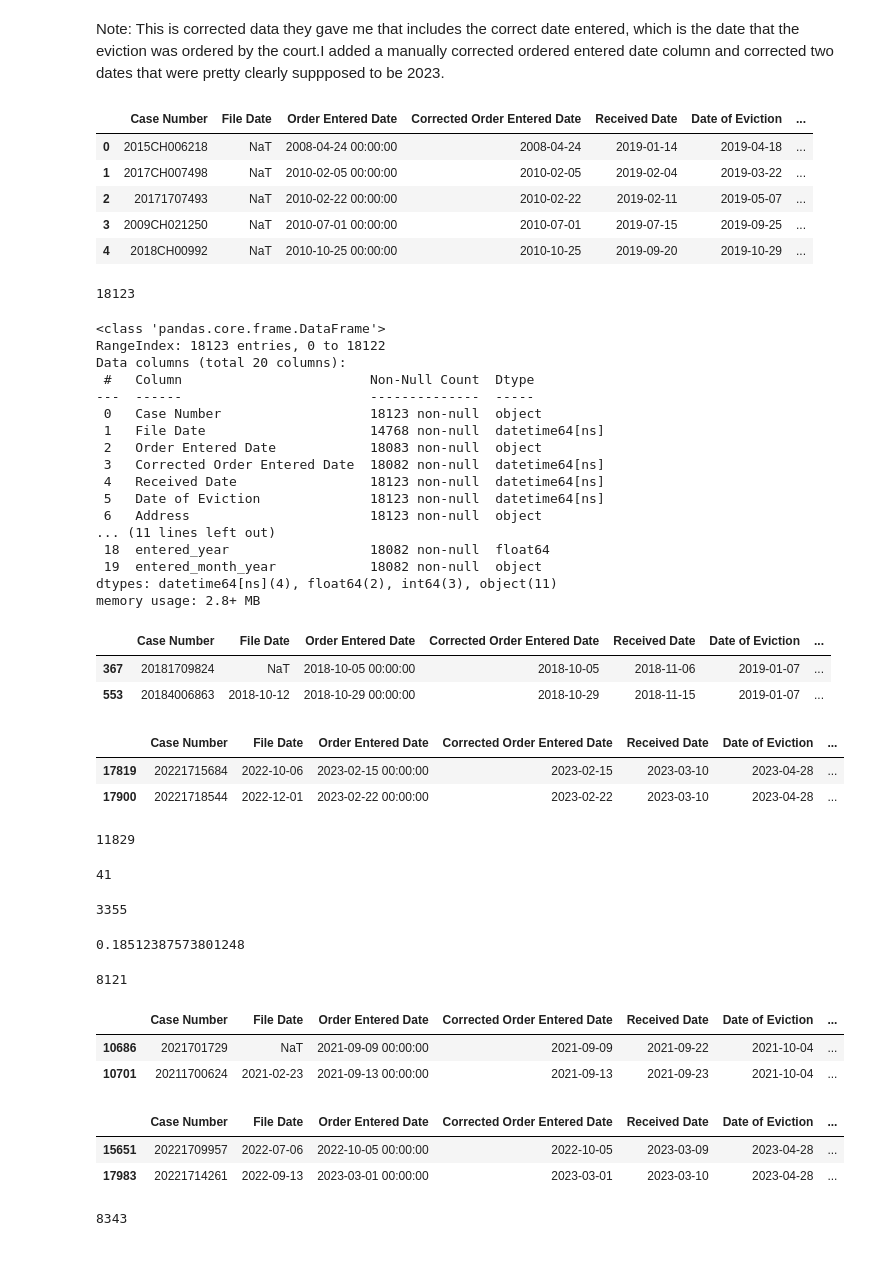
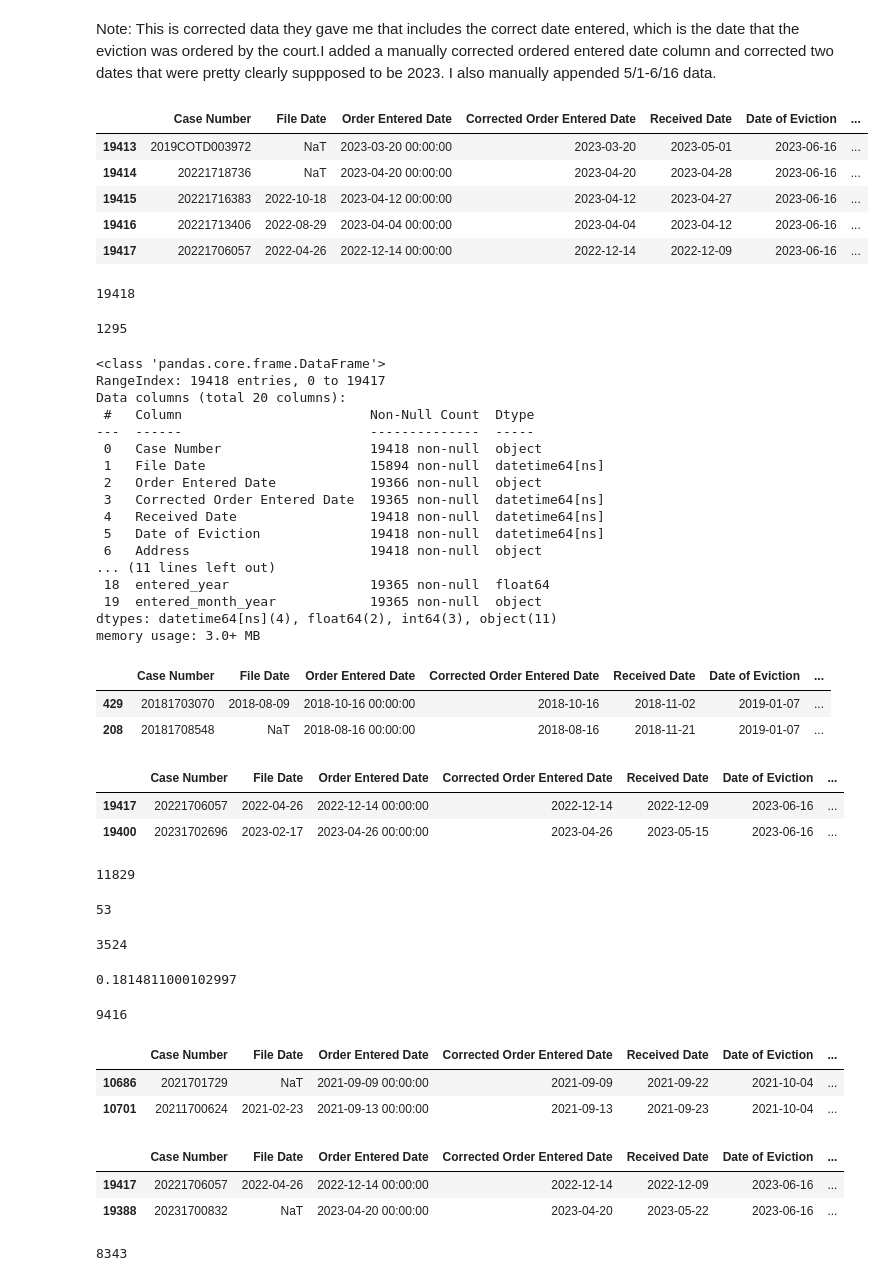
Before and after one commit to amyq96/stories, a Jupyter notebook: evictions/evictions-analysis-2.ipynb, the cells around one changed output. Cells and saved outputs as stored; diff of their text form; code cells hidden in the pictures.

Commit message:
added may data

```diff
--- a/evictions/evictions-analysis-2.ipynb
+++ b/evictions/evictions-analysis-2.ipynb
@@ -2,20 +2,20 @@
 import pandas as pd
 import geopandas as gpd
 # %% [markdown]
-Note: This is corrected data they gave me that includes the correct date entered, which is the date that the eviction was ordered by the court.I added a manually corrected ordered entered date column and corrected two dates that were pretty clearly suppposed to be 2023.
+Note: This is corrected data they gave me that includes the correct date entered, which is the date that the eviction was ordered by the court.I added a manually corrected ordered entered date column and corrected two dates that were pretty clearly suppposed to be 2023. I also manually appended 5/1-6/16 data.
 # %%
 # load completed evictions data
-df = pd.read_excel('source/Completed Evictions - 2019-01-01 to 2023-04-30 v2.xlsx')
+df = pd.read_excel('source/Completed Evictions - 2019-01-01 to 2023-06-16_manual_append.xlsx')
 # %%
 # inspect
-df.head()
+df.tail()
 # %% [output]
 |  | Case Number | File Date | Order Entered Date | Corrected Order Entered Date | Received Date | Date of Eviction | ... |
-| 0 | 2015CH006218 | NaT | 2008-04-24 00:00:00 | 2008-04-24 | 2019-01-14 | 2019-04-18 | ... |
-| 1 | 2017CH007498 | NaT | 2010-02-05 00:00:00 | 2010-02-05 | 2019-02-04 | 2019-03-22 | ... |
-| 2 | 20171707493 | NaT | 2010-02-22 00:00:00 | 2010-02-22 | 2019-02-11 | 2019-05-07 | ... |
-| 3 | 2009CH021250 | NaT | 2010-07-01 00:00:00 | 2010-07-01 | 2019-07-15 | 2019-09-25 | ... |
-| 4 | 2018CH00992 | NaT | 2010-10-25 00:00:00 | 2010-10-25 | 2019-09-20 | 2019-10-29 | ... |
+| 19413 | 2019COTD003972 | NaT | 2023-03-20 00:00:00 | 2023-03-20 | 2023-05-01 | 2023-06-16 | ... |
+| 19414 | 20221718736 | NaT | 2023-04-20 00:00:00 | 2023-04-20 | 2023-04-28 | 2023-06-16 | ... |
+| 19415 | 20221716383 | 2022-10-18 | 2023-04-12 00:00:00 | 2023-04-12 | 2023-04-27 | 2023-06-16 | ... |
+| 19416 | 20221713406 | 2022-08-29 | 2023-04-04 00:00:00 | 2023-04-04 | 2023-04-12 | 2023-06-16 | ... |
+| 19417 | 20221706057 | 2022-04-26 | 2022-12-14 00:00:00 | 2022-12-14 | 2022-12-09 | 2023-06-16 | ... |
 # %%
 # convert File Date to datetime
 df['File Date'] = pd.to_datetime(df['File Date'])
@@ -47,41 +47,46 @@ df['entered_month_year'] = df['Corrected Order Entered Date'].dt.strftime('%m/%Y
 # total number of records
 len(df)
 # %% [output]
-18123
+19418
+# %%
+# May 1 thru June 16 added 1,295 records
+19418 - 18123
+# %% [output]
+1295
 # %%
 df.info()
 # %% [output]
 <class 'pandas.core.frame.DataFrame'>
-RangeIndex: 18123 entries, 0 to 18122
+RangeIndex: 19418 entries, 0 to 19417
 Data columns (total 20 columns):
  #   Column                        Non-Null Count  Dtype
 ---  ------                        --------------  -----
- 0   Case Number                   18123 non-null  object
- 1   File Date                     14768 non-null  datetime64[ns]
- 2   Order Entered Date            18083 non-null  object
- 3   Corrected Order Entered Date  18082 non-null  datetime64[ns]
- 4   Received Date                 18123 non-null  datetime64[ns]
- 5   Date of Eviction              18123 non-null  datetime64[ns]
- 6   Address                       18123 non-null  object
+ 0   Case Number                   19418 non-null  object
+ 1   File Date                     15894 non-null  datetime64[ns]
+ 2   Order Entered Date            19366 non-null  object
+ 3   Corrected Order Entered Date  19365 non-null  datetime64[ns]
+ 4   Received Date                 19418 non-null  datetime64[ns]
+ 5   Date of Eviction              19418 non-null  datetime64[ns]
+ 6   Address                       19418 non-null  object
 ... (11 lines left out)
- 18  entered_year                  18082 non-null  float64
- 19  entered_month_year            18082 non-null  object
+ 18  entered_year                  19365 non-null  float64
+ 19  entered_month_year            19365 non-null  object
 dtypes: datetime64[ns](4), float64(2), int64(3), object(11)
-memory usage: 2.8+ MB
+memory usage: 3.0+ MB
 # %%
 # check start date by date of eviction
 df.sort_values('Date of Eviction', ascending=True).head(2)
 # %% [output]
 |  | Case Number | File Date | Order Entered Date | Corrected Order Entered Date | Received Date | Date of Eviction | ... |
-| 367 | 20181709824 | NaT | 2018-10-05 00:00:00 | 2018-10-05 | 2018-11-06 | 2019-01-07 | ... |
-| 553 | 20184006863 | 2018-10-12 | 2018-10-29 00:00:00 | 2018-10-29 | 2018-11-15 | 2019-01-07 | ... |
+| 429 | 20181703070 | 2018-08-09 | 2018-10-16 00:00:00 | 2018-10-16 | 2018-11-02 | 2019-01-07 | ... |
+| 208 | 20181708548 | NaT | 2018-08-16 00:00:00 | 2018-08-16 | 2018-11-21 | 2019-01-07 | ... |
 # %%
 # check end date
 df.sort_values('Date of Eviction', ascending=False).head(2)
 # %% [output]
 |  | Case Number | File Date | Order Entered Date | Corrected Order Entered Date | Received Date | Date of Eviction | ... |
-| 17819 | 20221715684 | 2022-10-06 | 2023-02-15 00:00:00 | 2023-02-15 | 2023-03-10 | 2023-04-28 | ... |
-| 17900 | 20221718544 | 2022-12-01 | 2023-02-22 00:00:00 | 2023-02-22 | 2023-03-10 | 2023-04-28 | ... |
+| 19417 | 20221706057 | 2022-04-26 | 2022-12-14 00:00:00 | 2022-12-14 | 2022-12-09 | 2023-06-16 | ... |
+| 19400 | 20231702696 | 2023-02-17 | 2023-04-26 00:00:00 | 2023-04-26 | 2023-05-15 | 2023-06-16 | ... |
 # %%
 # check that my data matches up with Matt's data and that they used completed evictions
 # Matt's data is from 1/1/2019 to 3/31/2022 and has 10,850 rows
@@ -94,17 +99,17 @@ len(check)
 # check the number of nulls in corrected entered date
 df['Corrected Order Entered Date'].isnull().sum()
 # %% [output]
-41
+53
 # %%
 # check the number of nulls in file date
 df['File Date'].isnull().sum()
 # %% [output]
-3355
+3524
 # %%
 # 19% of the all records don't have a file date
 df['File Date'].isnull().sum()/len(df)
 # %% [output]
-0.18512387573801248
+0.1814811000102997
 # %%
 # create a df for evictions completed prior to and after oct 3 2021, when the moratorium ended
 # https://www.wbez.org/stories/the-eviction-moratorium-in-illinois-has-ended/326f1ffb-2262-4c5a-afa4-047bf65d56c1
@@ -112,7 +117,7 @@ mask = (df['Date of Eviction'] > '2021-10-03')
 df_post = df.loc[mask].copy()
 len(df_post)
 # %% [output]
-8121
+9416
 # %%
 # check start date
 df_post.sort_values('Date of Eviction', ascending=True).head(2)
@@ -125,8 +130,8 @@ df_post.sort_values('Date of Eviction', ascending=True).head(2)
 df_post.sort_values('Date of Eviction', ascending=False).head(2)
 # %% [output]
 |  | Case Number | File Date | Order Entered Date | Corrected Order Entered Date | Received Date | Date of Eviction | ... |
-| 15651 | 20221709957 | 2022-07-06 | 2022-10-05 00:00:00 | 2022-10-05 | 2023-03-09 | 2023-04-28 | ... |
-| 17983 | 20221714261 | 2022-09-13 | 2023-03-01 00:00:00 | 2023-03-01 | 2023-03-10 | 2023-04-28 | ... |
+| 19417 | 20221706057 | 2022-04-26 | 2022-12-14 00:00:00 | 2022-12-14 | 2022-12-09 | 2023-06-16 | ... |
+| 19388 | 20231700832 | NaT | 2023-04-20 00:00:00 | 2023-04-20 | 2023-05-22 | 2023-06-16 | ... |
 # %%
 # create a pre moratorium dataframe
 mask = (df['Date of Eviction'] < '2020-03-01')
```
Also changed, not shown: parts of 35 cells of this notebook.
